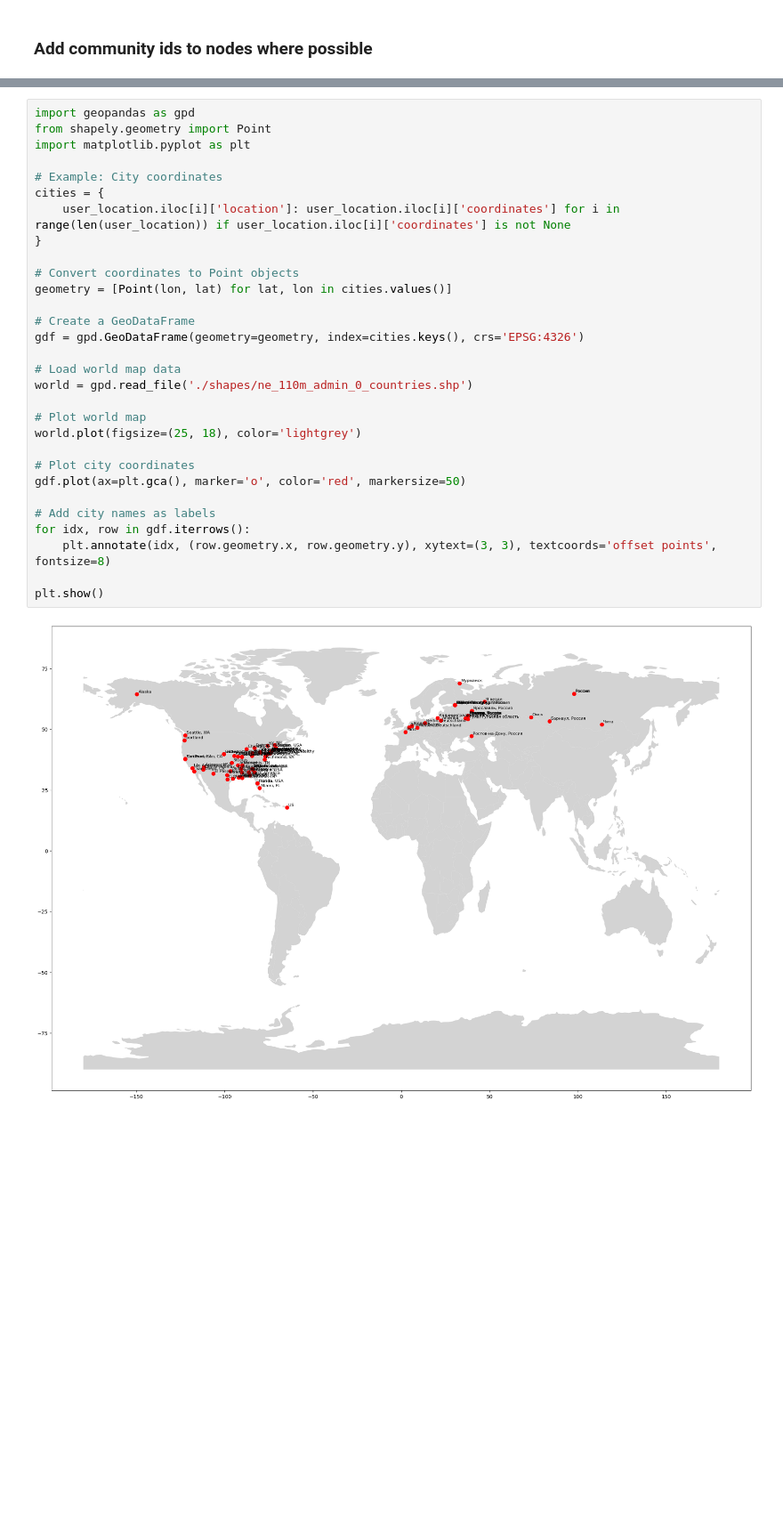
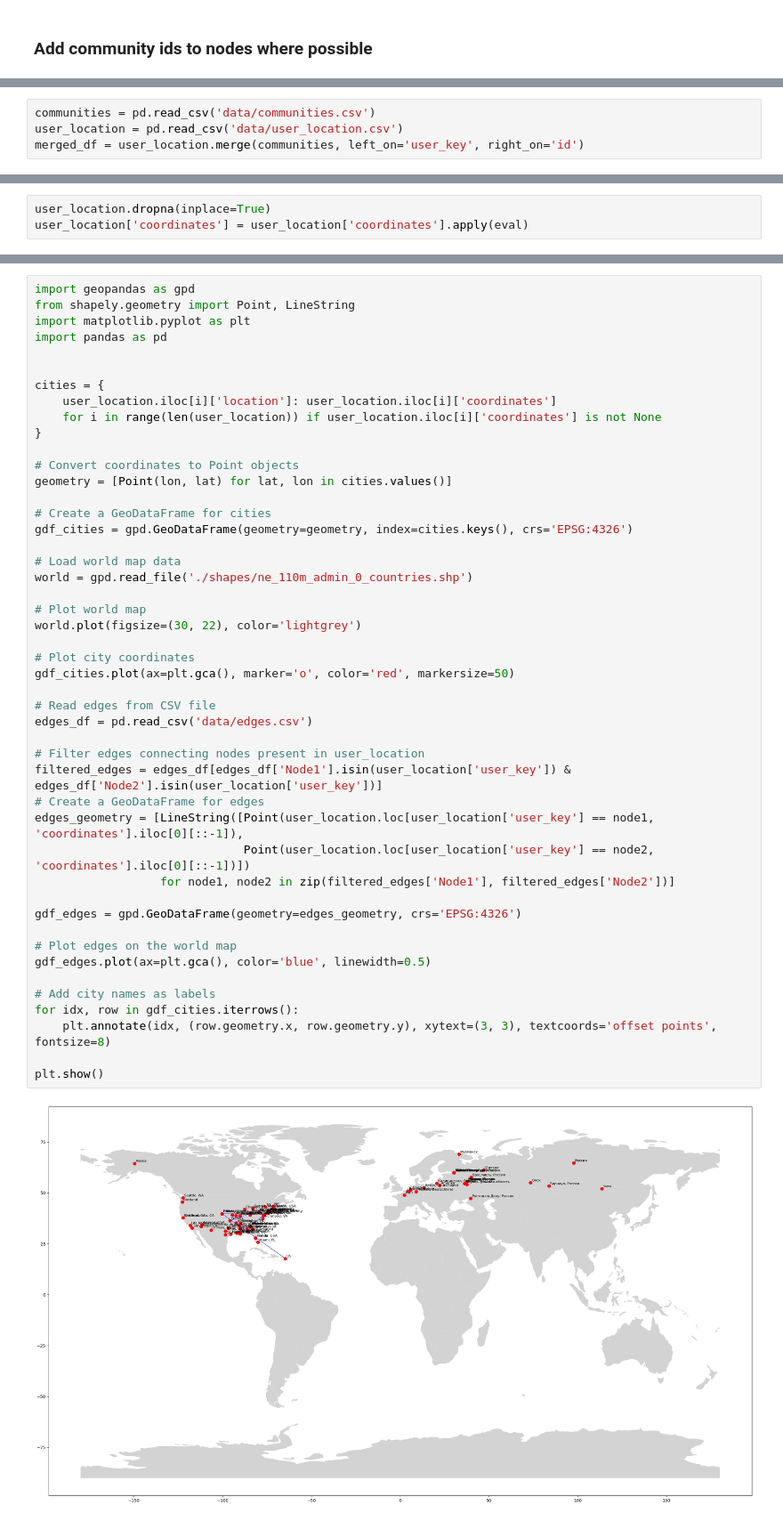
Before and after one commit to mikolajzalewski/snars, a Jupyter notebook: lab12_jw.ipynb, the cells around one changed output, grey strips where cells are left out. Shown at 89% size. Cells and saved outputs as stored; diff of their text form; blank space fills up the shorter version.

```diff
--- a/lab12_jw.ipynb
+++ b/lab12_jw.ipynb
@@ -219,0 +294,4 @@ user_location = user_location.merge(communities, left_on='id', right_on='id')
+# %%
+communities = pd.read_csv('data/communities.csv')
+user_location = pd.read_csv('data/user_location.csv')
+merged_df = user_location.merge(communities, left_on='user_key', right_on='id')
@@ -220,3 +302,6 @@ user_location = user_location.merge(communities, left_on='id', right_on='id')
+# %%
+user_location.dropna(inplace=True)
+user_location['coordinates'] = user_location['coordinates'].apply(eval)
 # %%
 user_location
 # %% [output]
@@ -248,32 +321,49 @@ communities
 # %%
 import geopandas as gpd
-from shapely.geometry import Point
+from shapely.geometry import Point, LineString
 import matplotlib.pyplot as plt
+import pandas as pd
 
-# Example: City coordinates
+
 cities = {
-    user_location.iloc[i]['location']: user_location.iloc[i]['coordinates'] for i in range(len(user_location)) if user_location.iloc[i]['coordinates'] is not None
+    user_location.iloc[i]['location']: user_location.iloc[i]['coordinates']
+    for i in range(len(user_location)) if user_location.iloc[i]['coordinates'] is not None
 }
 
 # Convert coordinates to Point objects
 geometry = [Point(lon, lat) for lat, lon in cities.values()]
 
-# Create a GeoDataFrame
-gdf = gpd.GeoDataFrame(geometry=geometry, index=cities.keys(), crs='EPSG:4326')
+# Create a GeoDataFrame for cities
+gdf_cities = gpd.GeoDataFrame(geometry=geometry, index=cities.keys(), crs='EPSG:4326')
 
 # Load world map data
 world = gpd.read_file('./shapes/ne_110m_admin_0_countries.shp')
 
 # Plot world map
-world.plot(figsize=(25, 18), color='lightgrey')
+world.plot(figsize=(30, 22), color='lightgrey')
 
 # Plot city coordinates
-gdf.plot(ax=plt.gca(), marker='o', color='red', markersize=50)
+gdf_cities.plot(ax=plt.gca(), marker='o', color='red', markersize=50)
+
+# Read edges from CSV file
+edges_df = pd.read_csv('data/edges.csv')
+
+# Filter edges connecting nodes present in user_location
+filtered_edges = edges_df[edges_df['Node1'].isin(user_location['user_key']) & edges_df['Node2'].isin(user_location['user_key'])]
+# Create a GeoDataFrame for edges
+edges_geometry = [LineString([Point(user_location.loc[user_location['user_key'] == node1, 'coordinates'].iloc[0][::-1]),
+                              Point(user_location.loc[user_location['user_key'] == node2, 'coordinates'].iloc[0][::-1])])
+                  for node1, node2 in zip(filtered_edges['Node1'], filtered_edges['Node2'])]
+
+gdf_edges = gpd.GeoDataFrame(geometry=edges_geometry, crs='EPSG:4326')
+
+# Plot edges on the world map
+gdf_edges.plot(ax=plt.gca(), color='blue', linewidth=0.5)
 
 # Add city names as labels
-for idx, row in gdf.iterrows():
+for idx, row in gdf_cities.iterrows():
     plt.annotate(idx, (row.geometry.x, row.geometry.y), xytext=(3, 3), textcoords='offset points', fontsize=8)
 
 plt.show()
 # %% [output]
-[figure, old version]
+[figure, new version]
```
Also changed, not shown: parts of 22 cells of this notebook, 2 other files.
